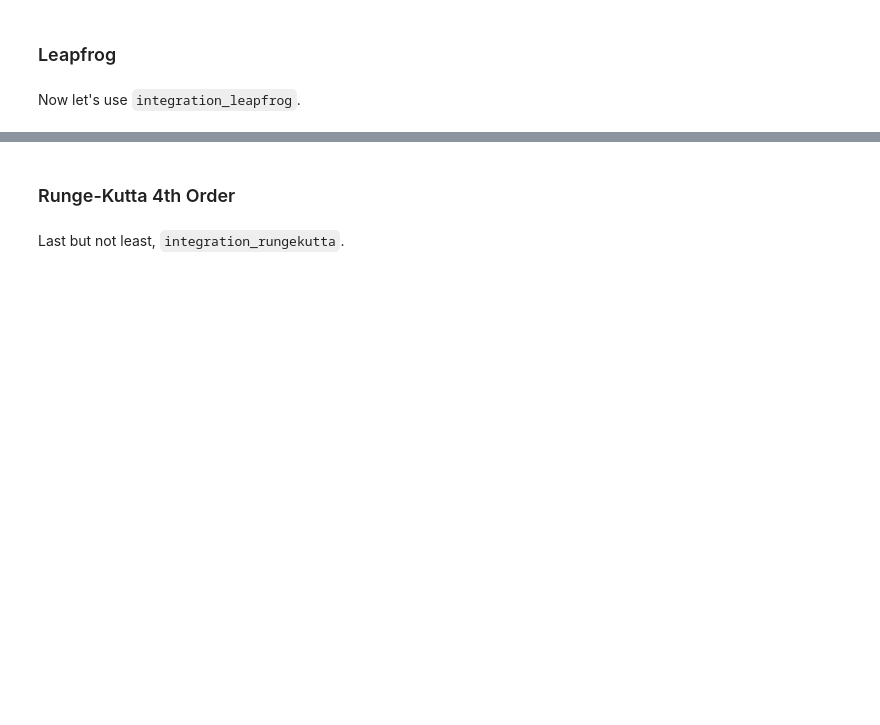
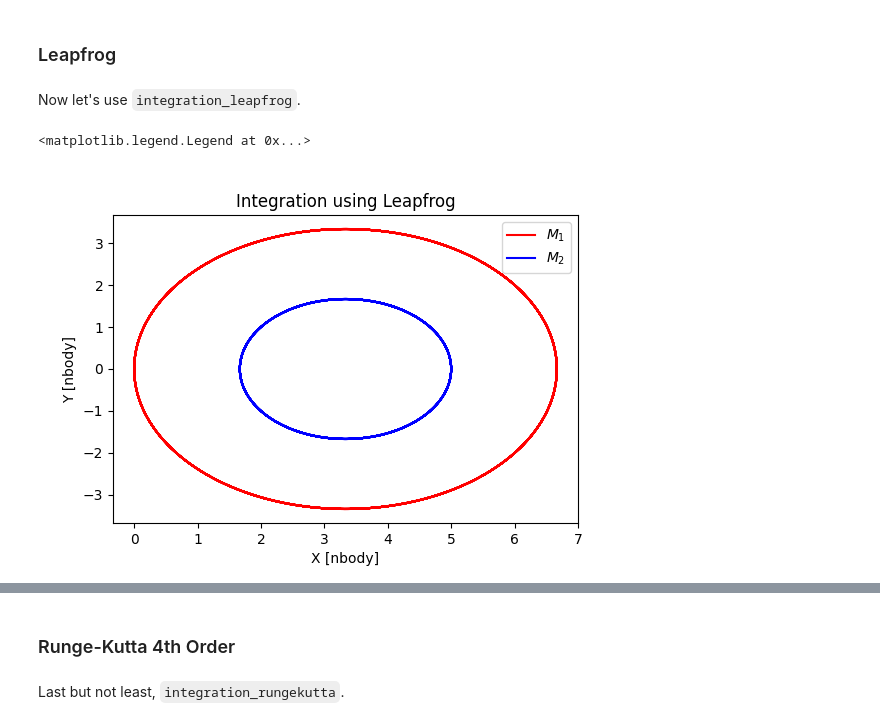
Before and after one commit to giadaaggio/compastro_23, a Jupyter notebook: Fireworks/assignment3/circular_orbit.ipynb, the cells around one changed output, grey strips where cells are left out. Cells and saved outputs as stored; diff of their text form; code cells hidden in the pictures; blank space fills up the shorter version.

```diff
--- a/Fireworks/assignment3/circular_orbit.ipynb
+++ b/Fireworks/assignment3/circular_orbit.ipynb
@@ -188,15 +193,19 @@ Now let's use `integration_leapfrog`.
 # %%
 # LEAPFROG
 part_leapfrog = part.copy()
-path1_leapfrog, path2_leapfrog, Etot_leapfrog, Ekin_leapfrog, Epot_leapfrog = integration_leapfrog(h, tsimulation, t, N)
+path1_leapfrog, path2_leapfrog, Etot_leapfrog, Ekin_leapfrog, Epot_leapfrog = integration_leapfrog(part_leapfrog, h, tsimulation, t, N)
 
 # PLOT LEAPFROG
+plt.figure(figsize=(6,4))
 plt.title('Integration using Leapfrog')
 plt.plot(path1_leapfrog[:,0], path1_leapfrog[:,1], label=f'$M_1$', color='red')
 plt.plot(path2_leapfrog[:,0], path2_leapfrog[:,1], label=f'$M_2$', color='blue')
 plt.xlabel('X [nbody]')
 plt.ylabel('Y [nbody]')
 plt.legend()
+# %% [output]
+<matplotlib.legend.Legend at 0x...>
+[figure, added]
 # %%
 # TOTAL ENERGY ERROR LEAPFROG
 energy_error_leapfrog, time_leapfrog = total_energy_error(Etot_leapfrog, t, tsimulation, h)
```
Also changed, not shown: parts of 9 cells of this notebook, 5 other files.
